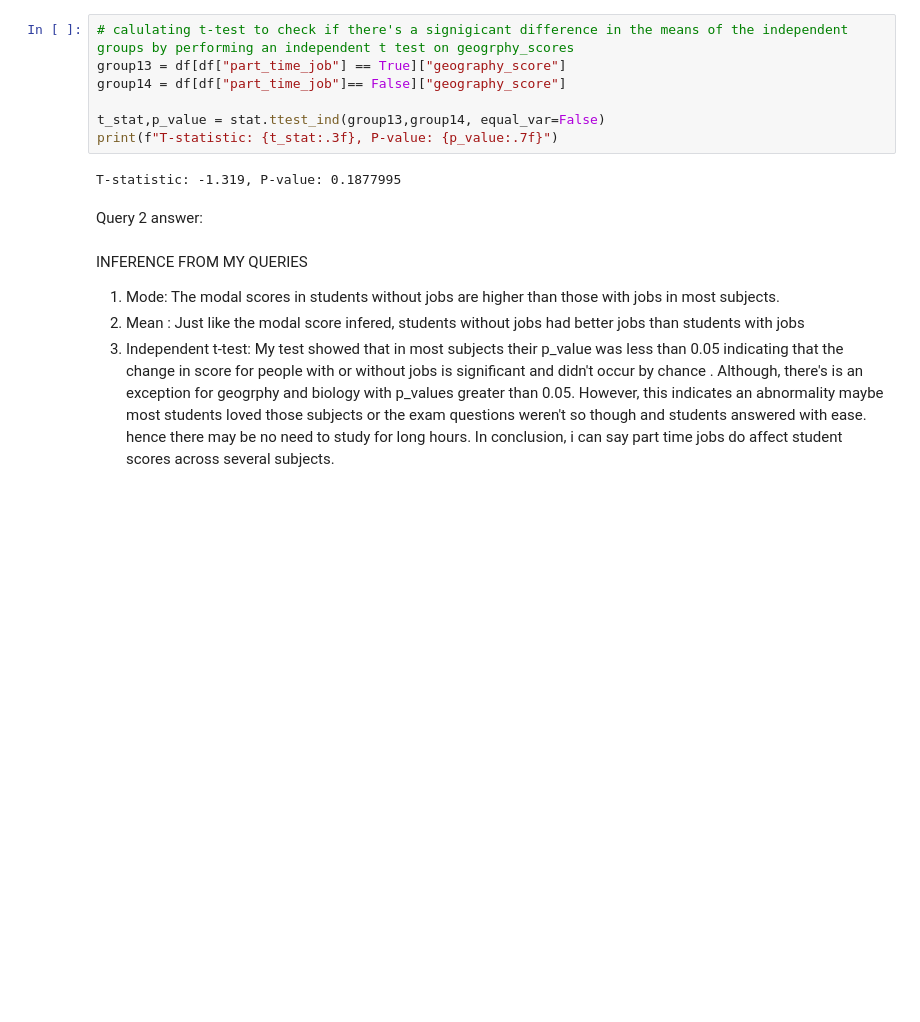
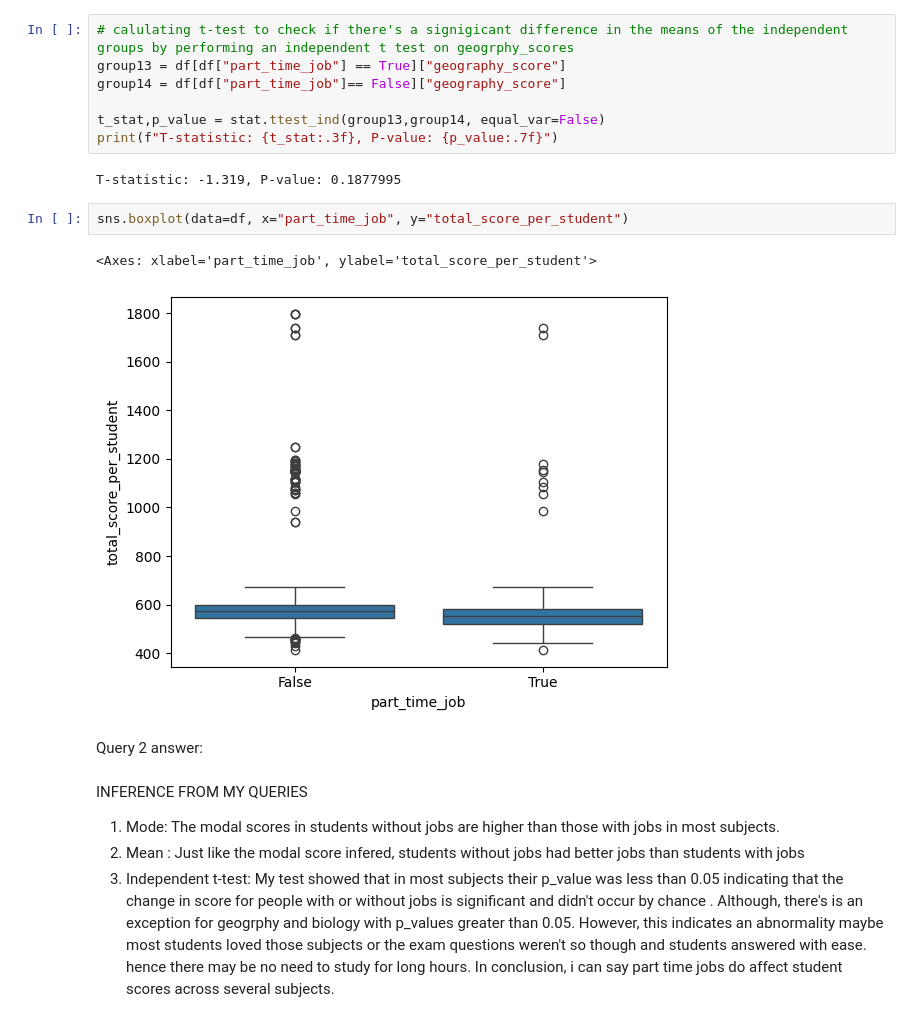
Before and after one commit to Data-Epic/data-wrangling-ogechukwu-okoli, a Jupyter notebook: task-3/Students-performance-Ogechukwu-Okoli.ipynb, the cells around one changed output. Cells and saved outputs as stored; diff of their text form; blank space fills up the shorter version.

```diff
--- a/task-3/Students-performance-Ogechukwu-Okoli.ipynb
+++ b/task-3/Students-performance-Ogechukwu-Okoli.ipynb
@@ -305,6 +305,11 @@ t_stat,p_value = stat.ttest_ind(group13,group14, equal_var=False)
 print(f"T-statistic: {t_stat:.3f}, P-value: {p_value:.7f}")
 # %% [output]
 T-statistic: -1.319, P-value: 0.1877995
+# %%
+sns.boxplot(data=df, x="part_time_job", y="total_score_per_student")
+# %% [output]
+<Axes: xlabel='part_time_job', ylabel='total_score_per_student'>
+[figure, added]
 # %% [markdown]
 Query 2 answer:
 # %% [markdown]
```
Also changed, not shown: parts of 3 cells of this notebook.
